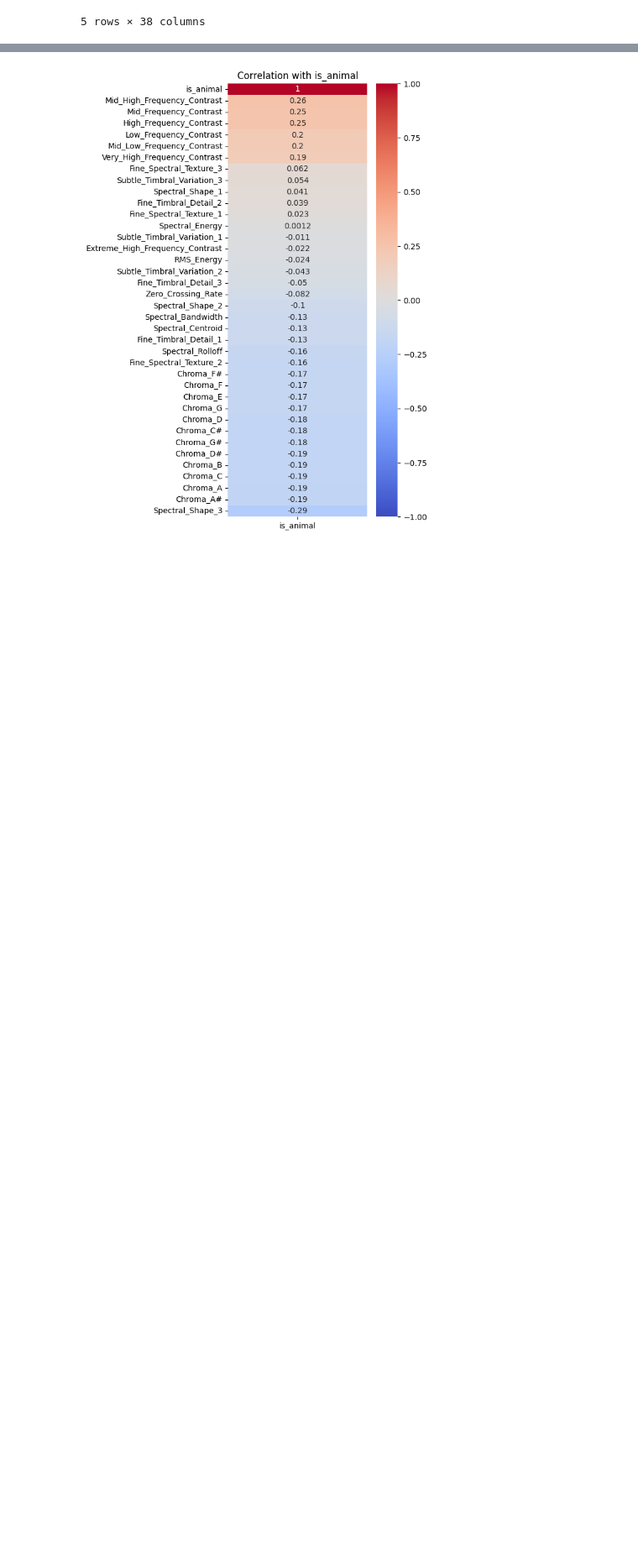
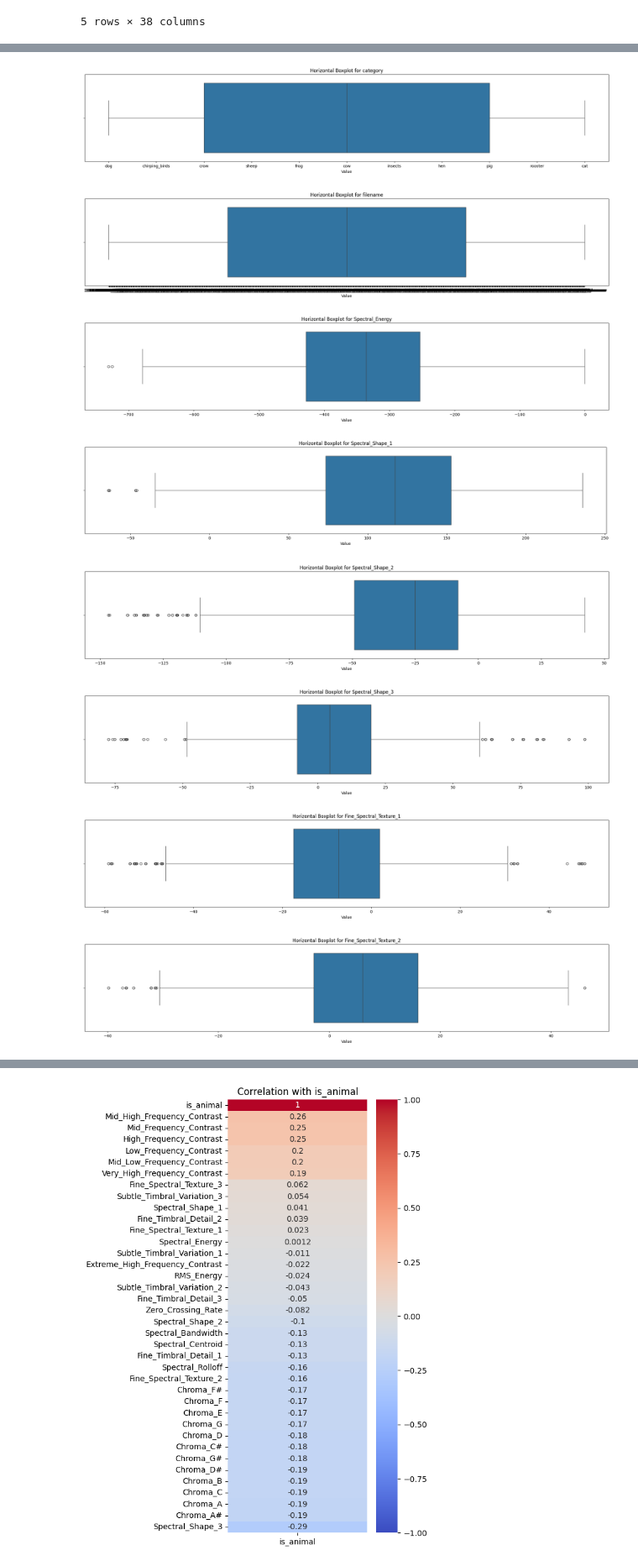
Before and after one commit to RussellArvin/animalsoundprediction, a Jupyter notebook: main.ipynb, the cells around one changed output, grey strips where cells are left out. Shown at 84% size. Cells and saved outputs as stored; diff of their text form; code cells hidden in the pictures; blank space fills up the shorter version.

```diff
--- a/main.ipynb
+++ b/main.ipynb
@@ -302,0 +309,16 @@ cleaned_metadata.head()
+# %%
+for features in animal_metadata.columns:
+    f = plt.figure(figsize=(24, 4))
+    sb.boxplot(data=animal_metadata[features], orient="h")
+    plt.title(f'Horizontal Boxplot for {features}')
+    plt.xlabel('Value')
+    plt.show()
+# %% [output]
+[figure, added]
+[figure, added]
+[figure, added]
+[figure, added]
+[figure, added]
+[figure, added]
+[figure, added]
+[figure, added]
```
Also changed, not shown: parts of 71 cells of this notebook.
